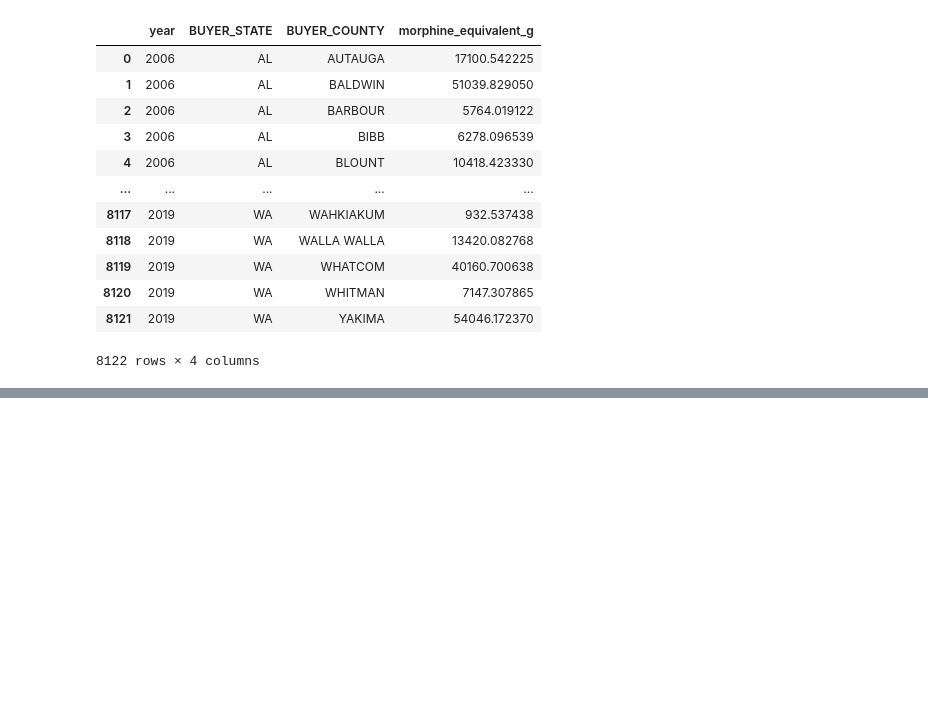
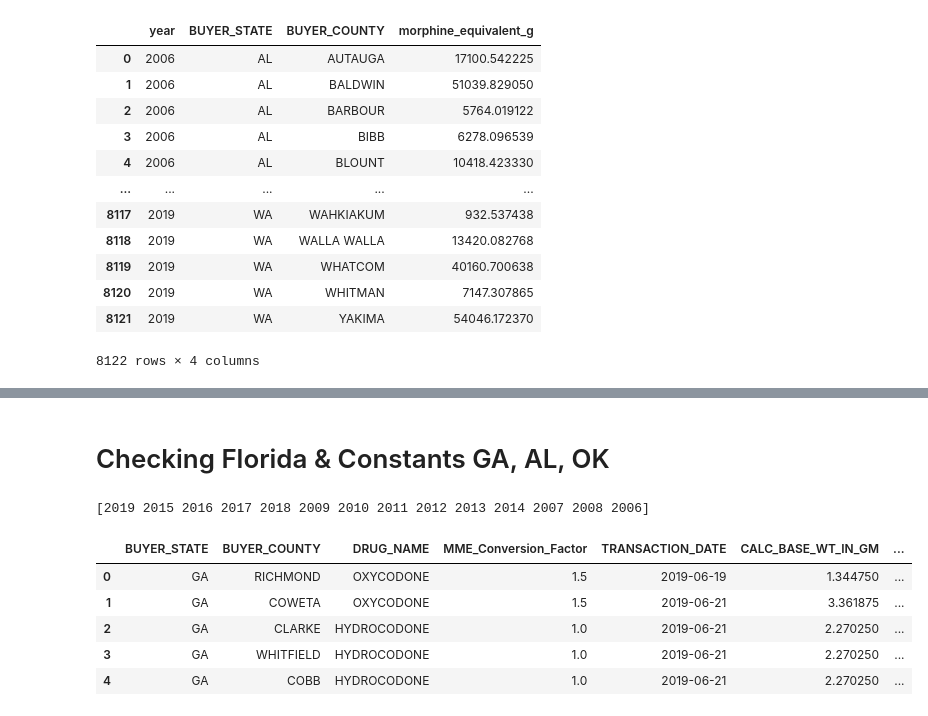
Before and after one commit to MIDS-at-Duke/opioids-2024-data-queens-king, a Jupyter notebook: Calc Opioid Shipments.ipynb, the cells around one changed output, grey strips where cells are left out. Saved outputs shown, nothing was run; the diff lists cells and outputs as text; code cells hidden in the pictures; blank space fills up the shorter version.

```diff
--- a/Calc Opioid Shipments.ipynb
+++ b/Calc Opioid Shipments.ipynb
@@ -71,7 +71,10 @@ df
 # %% [markdown]
 # Calculating relevant data
 # %%
-all = df[df["BUYER_STATE"].isin(["FL", "WA", "OR", "GA", "OK", "AL", "CO", "MN"])]
+# dropping NAs
+all = df[
+    df["BUYER_STATE"].isin(["FL", "WA", "OR", "GA", "OK", "AL", "CO", "MN"])
+].dropna()
 all.head(5)
 # %% [output]
 |  | BUYER_STATE | BUYER_COUNTY | DRUG_NAME | MME_Conversion_Factor | TRANSACTION_DATE | CALC_BASE_WT_IN_GM |
@@ -118,0 +130,50 @@ assert len(df_grouped["BUYER_STATE"].unique()) == 8
+# %% [markdown]
+# Checking Florida & Constants GA, AL, OK
+# %%
+florida_and_constants = all[all["BUYER_STATE"].isin(["FL", "AL", "GA", "OK"])]
+# florida has 67 counties
+assert (
+    len(
+        florida_and_constants[florida_and_constants["BUYER_STATE"] == "FL"][
+            "BUYER_COUNTY"
+        ].unique()
+    )
+    <= 67
+)
+# georgia has 159 counties
+assert (
+    len(
+        florida_and_constants[florida_and_constants["BUYER_STATE"] == "GA"][
+            "BUYER_COUNTY"
+        ].unique()
+    )
+    <= 159
+)
+# oklahoma has 77 counties
+assert (
+    len(
+        florida_and_constants[florida_and_constants["BUYER_STATE"] == "OK"][
+            "BUYER_COUNTY"
+        ].unique()
+    )
+    <= 77
+)
+# alabama has 67 counties
+assert (
+    len(
+        florida_and_constants[florida_and_constants["BUYER_STATE"] == "AL"][
+            "BUYER_COUNTY"
+        ].unique()
+    )
+    <= 67
+)
+print(florida_and_constants["year"].unique())
+florida_and_constants.head(5)
+# %% [output]
+[2019 2015 2016 2017 2018 2009 2010 2011 2012 2013 2014 2007 2008 2006]
+|  | BUYER_STATE | BUYER_COUNTY | DRUG_NAME | MME_Conversion_Factor | TRANSACTION_DATE | CALC_BASE_WT_IN_GM | ... |
+| 0 | GA | RICHMOND | OXYCODONE | 1.5 | 2019-06-19 | 1.344750 | ... |
+| 1 | GA | COWETA | OXYCODONE | 1.5 | 2019-06-21 | 3.361875 | ... |
+| 2 | GA | CLARKE | HYDROCODONE | 1.0 | 2019-06-21 | 2.270250 | ... |
+| 3 | GA | WHITFIELD | HYDROCODONE | 1.0 | 2019-06-21 | 2.270250 | ... |
+| 4 | GA | COBB | HYDROCODONE | 1.0 | 2019-06-21 | 2.270250 | ... |
```
Also changed, not shown: parts of 46 cells of this notebook, 1 other file.
